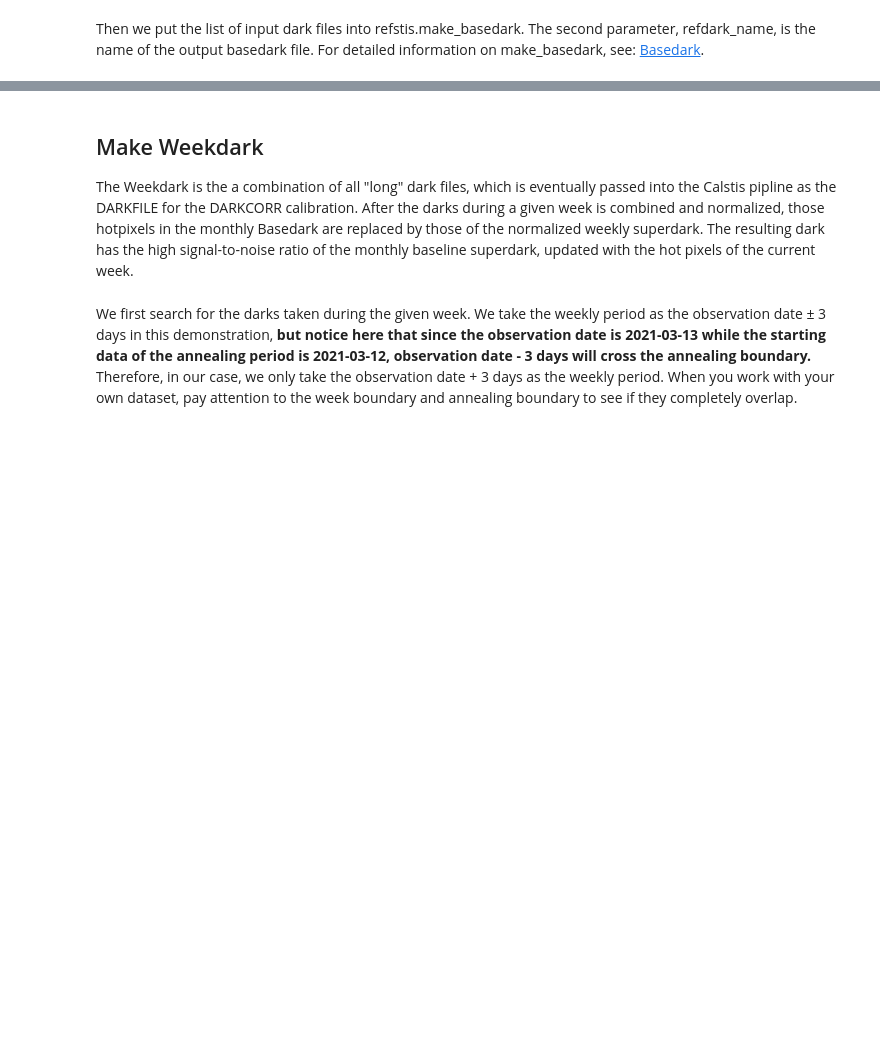
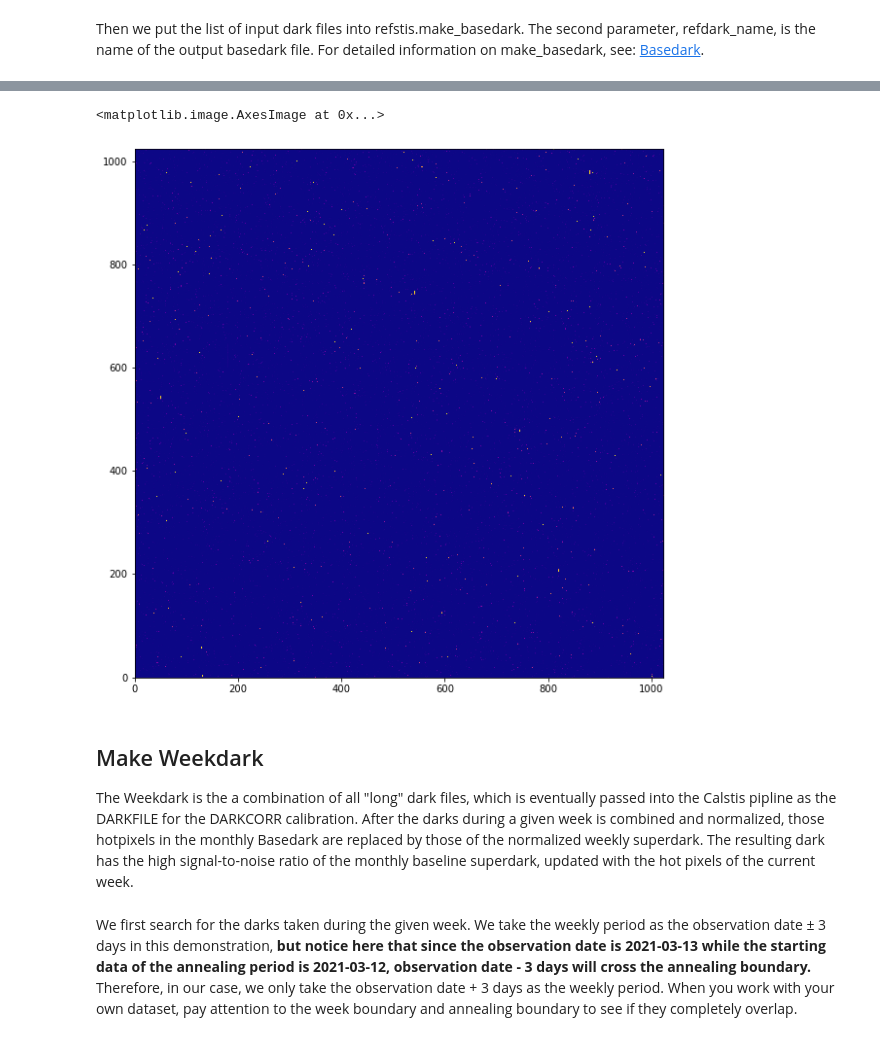
Before and after one commit to spacetelescope/STIS-Notebooks, a Jupyter notebook: darks/Weekdark.ipynb, the cells around one changed output, grey strips where cells are left out. Cells and saved outputs as stored; diff of their text form; code cells hidden in the pictures; blank space fills up the shorter version.

```diff
--- a/darks/Weekdark.ipynb
+++ b/darks/Weekdark.ipynb
@@ -143,5 +138,12 @@ Normalizing by  55000.0
 Cleaning...
 basedark done for new_basedark.fits
+# %%
+with fits.open(new_basedark) as hdu:
+    new_basedark_data = hdu[1].data
+plt.imshow(new_basedark_data,cmap='plasma')
+# %% [output]
+<matplotlib.image.AxesImage at 0x...>
+[figure, added]
 # %% [markdown]
 ## Make Weekdark
 The Weekdark is the a combination of all "long" dark files, which is eventually passed into the Calstis pipline as the DARKFILE for the DARKCORR calibration. After the darks during a given week is combined and normalized, those hotpixels in the monthly Basedark are replaced by those of the normalized weekly superdark. The resulting dark has the high signal-to-noise ratio of the monthly baseline superdark, updated with the hot pixels of the current week.
```
Also changed, not shown: parts of 6 cells of this notebook, 1 other file.
